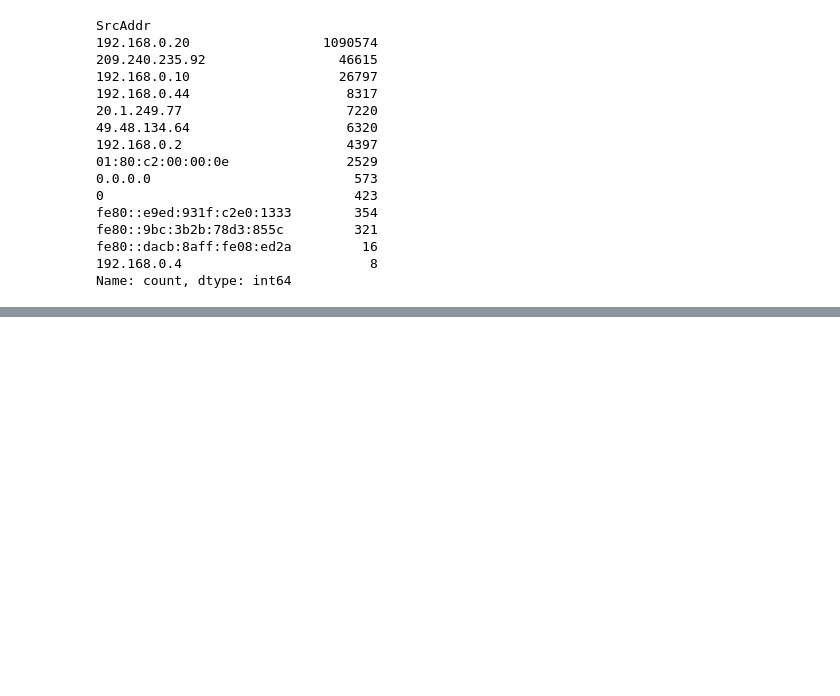
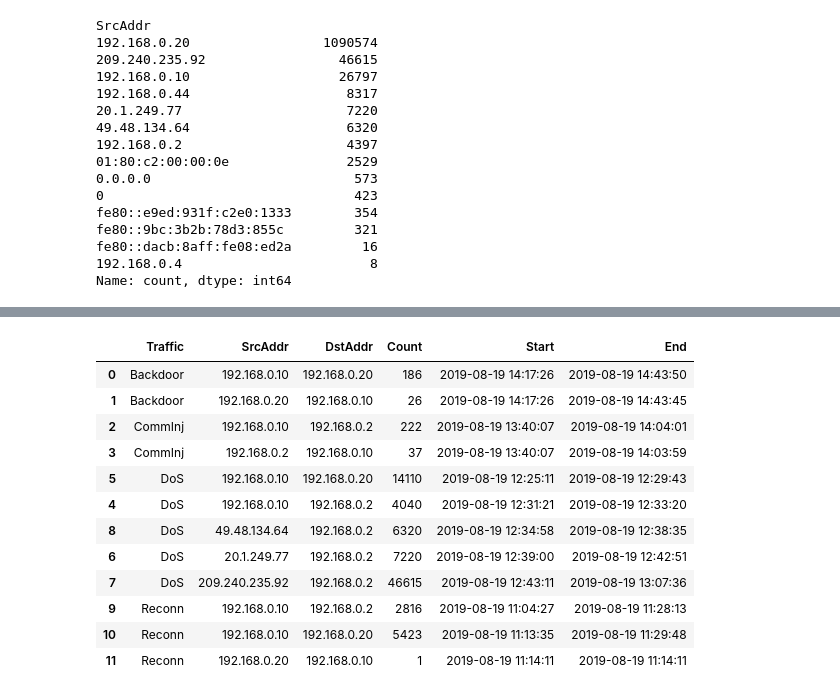
Before and after one commit to yjiahao/network-traffic-classification, a Jupyter notebook: notebooks/eda.ipynb, the cells around one changed output, grey strips where cells are left out. Saved outputs shown, nothing was run; the diff lists cells and outputs as text; code cells hidden in the pictures; blank space fills up the shorter version.

```diff
--- a/notebooks/eda.ipynb
+++ b/notebooks/eda.ipynb
@@ -196,0 +268,14 @@ np.int64(8)
+# %%
+df["StartTime"] = pd.to_datetime(df["StartTime"])
+df["TimeWindow"] = df["StartTime"].dt.floor("1min")
+
+episode_info = (
+    df.groupby(["Traffic", "SrcAddr", "DstAddr", "TimeWindow"])
+      .size()
+      .reset_index(name="Count")
+)
+
+episode_info.groupby("Traffic").agg(
+    NumWindows=("TimeWindow", "nunique"),
+    Total=("Count", "sum")
+)
@@ -196,0 +325,28 @@ np.int64(8)
+# %%
+attack_pairs = (
+    df[df["Traffic"] != "normal"]
+    .groupby(["Traffic", "SrcAddr", "DstAddr"])
+    .agg(
+        Count=("Traffic", "size"),
+        Start=("StartTime", "min"),
+        End=("StartTime", "max")
+    )
+    .reset_index()
+    .sort_values(["Traffic", "Start"])
+)
+
+attack_pairs
+# %% [output]
+|  | Traffic | SrcAddr | DstAddr | Count | Start | End |
+| 0 | Backdoor | 192.168.0.10 | 192.168.0.20 | 186 | 2019-08-19 14:17:26 | 2019-08-19 14:43:50 |
+| 1 | Backdoor | 192.168.0.20 | 192.168.0.10 | 26 | 2019-08-19 14:17:26 | 2019-08-19 14:43:45 |
+| 2 | CommInj | 192.168.0.10 | 192.168.0.2 | 222 | 2019-08-19 13:40:07 | 2019-08-19 14:04:01 |
+| 3 | CommInj | 192.168.0.2 | 192.168.0.10 | 37 | 2019-08-19 13:40:07 | 2019-08-19 14:03:59 |
+| 5 | DoS | 192.168.0.10 | 192.168.0.20 | 14110 | 2019-08-19 12:25:11 | 2019-08-19 12:29:43 |
+| 4 | DoS | 192.168.0.10 | 192.168.0.2 | 4040 | 2019-08-19 12:31:21 | 2019-08-19 12:33:20 |
+| 8 | DoS | 49.48.134.64 | 192.168.0.2 | 6320 | 2019-08-19 12:34:58 | 2019-08-19 12:38:35 |
+| 6 | DoS | 20.1.249.77 | 192.168.0.2 | 7220 | 2019-08-19 12:39:00 | 2019-08-19 12:42:51 |
+| 7 | DoS | 209.240.235.92 | 192.168.0.2 | 46615 | 2019-08-19 12:43:11 | 2019-08-19 13:07:36 |
+| 9 | Reconn | 192.168.0.10 | 192.168.0.2 | 2816 | 2019-08-19 11:04:27 | 2019-08-19 11:28:13 |
+| 10 | Reconn | 192.168.0.10 | 192.168.0.20 | 5423 | 2019-08-19 11:13:35 | 2019-08-19 11:29:48 |
+| 11 | Reconn | 192.168.0.20 | 192.168.0.10 | 1 | 2019-08-19 11:14:11 | 2019-08-19 11:14:11 |
```
Also changed, not shown: parts of 14 cells of this notebook, 7 other files.
